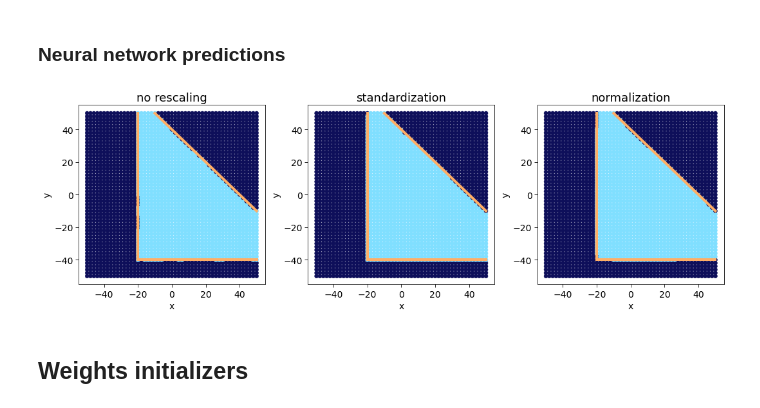
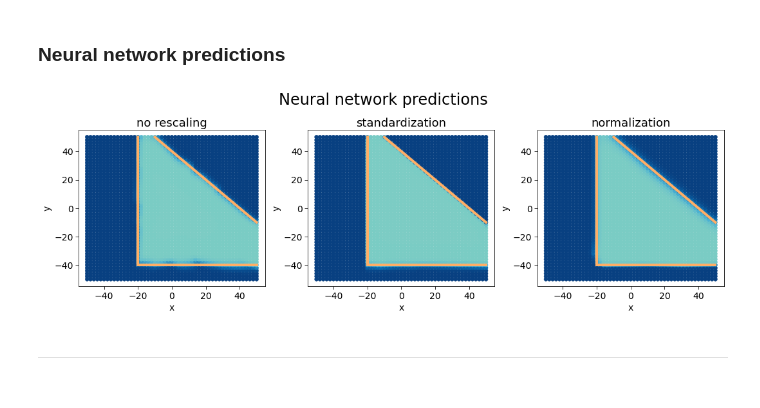
Before and after one commit to niklai99/LCP-modB, a Jupyter notebook: 02-DNN/02-DNN-3.ipynb, the cells around one changed output. Cells and saved outputs as stored; diff of their text form; code cells hidden in the pictures.

```diff
--- a/02-DNN/02-DNN-3.ipynb
+++ b/02-DNN/02-DNN-3.ipynb
@@ -33,6 +33,8 @@ ax  = plot_utils.plot_labeled_data(
     labels          = y_true,
     fig             = fig,
     title           = "labeled data",
+    palette         = "GnBu_r",
+    hue_norm        = (0, 2),
     fontsize        = 14,
     show_boundaries = True
 )
@@ -71,6 +73,8 @@ for i, data in enumerate(dataset):
         fig             = fig,
         subplot_id      = 131+i,
         title           = titles[i],
+        palette         = "GnBu_r",
+        hue_norm        = (0, 2),
         fontsize        = 14,
         legend          = False
     )
@@ -190,13 +143,16 @@ name              = "my lovely neural network"
 
 loss      = "binary_crossentropy"
 optimizer = "adam"
-metrics   = ["accuracy"]
+metrics   = [
+    tf.keras.metrics.BinaryAccuracy(name="accuracy", threshold=0.5),
+    # tf.keras.metrics.Recall(name="precision")
+]
 # %% [markdown]
 ### Training
 # %%
 # training parameters
 minibatch = 100
-N_epochs  = 300
+N_epochs  = 200
 
 networks    = []
 fit_results = []
@@ -239,17 +195,18 @@ for i in range(len(dataset)):
 
 
     print("="*30)
-    print(f"\n{titles[i]} training : {t1-t0:.2f} seconds\n")
+    print(f"\n{titles[i]} training : {t1-t0:.2f} seconds")
 
+    print(f"\ntraining loss     : {fit.history['loss'][-1]:.5f}")
     print(f"training accuracy : {fit.history['accuracy'][-1]:.5f}")
-    print(f"training loss     : {fit.history['loss'][-1]:.5f}")
-    print(f"valid accuracy    : {fit.history['val_accuracy'][-1]:.5f}")
-    print(f"valid loss        : {fit.history['val_loss'][-1]:.5f}\n")
 
-    print(f"\n{titles[i]} testing\n")
+    print(f"\nvalid loss        : {fit.history['val_loss'][-1]:.5f}")
+    print(f"valid accuracy    : {fit.history['val_accuracy'][-1]:.5f}\n")
 
-    print(f"test accuracy : {test[1]:.5f}")
-    print(f"test loss     : {test[0]:.5f}")
+    print(f"\n{titles[i]} testing")
+
+    print(f"\ntest loss         : {test[0]:.5f}")
+    print(f"test accuracy     : {test[1]:.5f}\n")
 
     print("="*30)
 
@@ -360,22 +346,25 @@ for i in range(len(dataset)):
     binary_predictions.append(plot_utils.flatten(pred_binary))
 # %%
 fig = plt.figure(figsize=(15,5))
+fig.suptitle("Neural network predictions", fontsize=24)
 
 for i in range(len(dataset)):
 
     ax  = plot_utils.plot_labeled_data(
         x               = grid_nr,
-        labels          = binary_predictions[i],
+        labels          = predictions[i],
         fig             = fig,
         subplot_id      = 131+i,
         title           = titles[i],
+        palette         = "GnBu_r",
+        hue_norm        = (0, 2),
         fontsize        = 14,
         legend          = False
     )
     plot_utils.boundaries(ax)
 
 plt.show()
 # %% [output]
-[figure, old version]
+[figure, new version]
 # %% [markdown]
-## Weights initializers
+---
```
Also changed, not shown: parts of 16 cells of this notebook.
